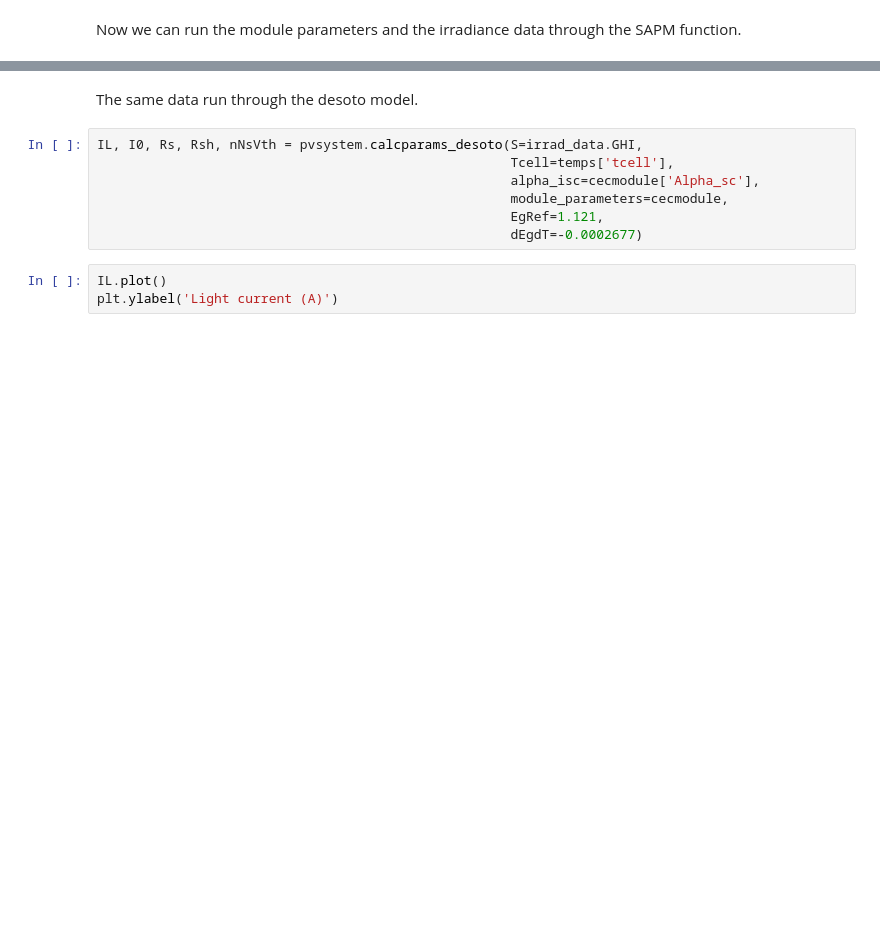
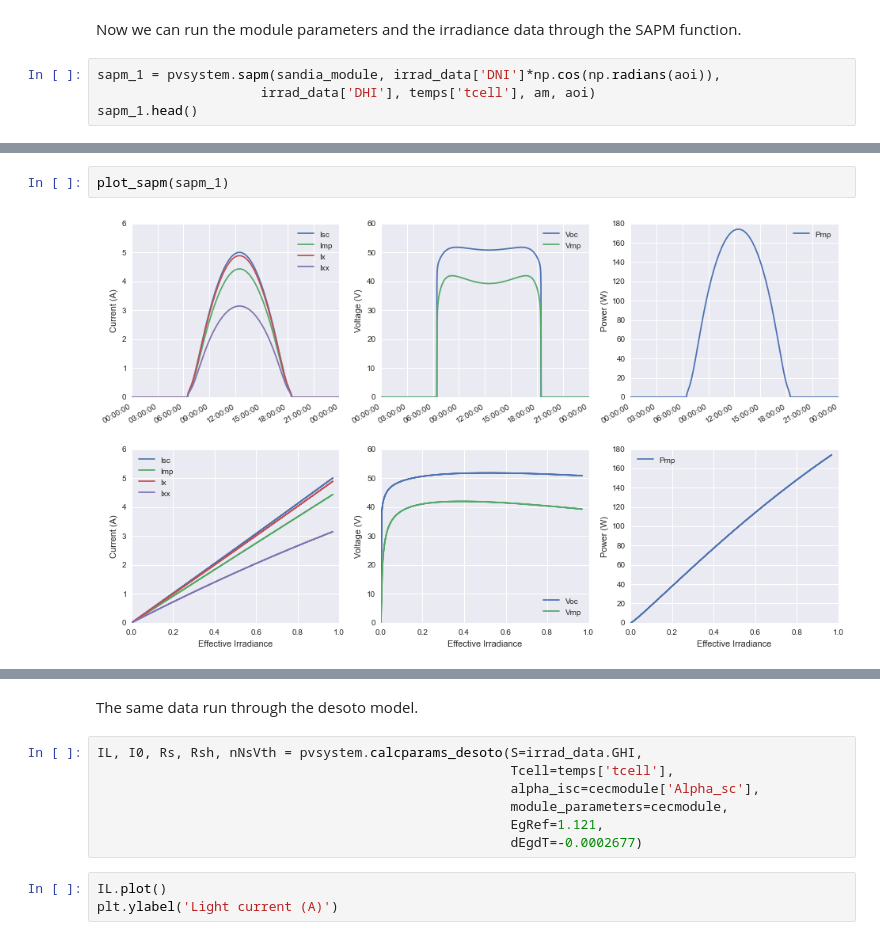
Before and after one commit to pvlib/pvlib-python, a Jupyter notebook: docs/tutorials/pvsystem.ipynb, the cells around one changed output, grey strips where cells are left out. Cells and saved outputs as stored; diff of their text form; blank space fills up the shorter version.

```diff
--- a/docs/tutorials/pvsystem.ipynb
+++ b/docs/tutorials/pvsystem.ipynb
@@ -327,2 +328,6 @@ temps = pvsystem.sapm_celltemp(irrad_data['GHI'], 2, 20)
 # %% [markdown]
 Now we can run the module parameters and the irradiance data through the SAPM function.
+# %%
+sapm_1 = pvsystem.sapm(sandia_module, irrad_data['DNI']*np.cos(np.radians(aoi)),
+                     irrad_data['DHI'], temps['tcell'], am, aoi)
+sapm_1.head()
@@ -369,0 +388,4 @@ for ax in axes.flatten():
+# %%
+plot_sapm(sapm_1)
+# %% [output]
+[figure, added]
```
Also changed, not shown: parts of 10 cells of this notebook, 1 other file.
